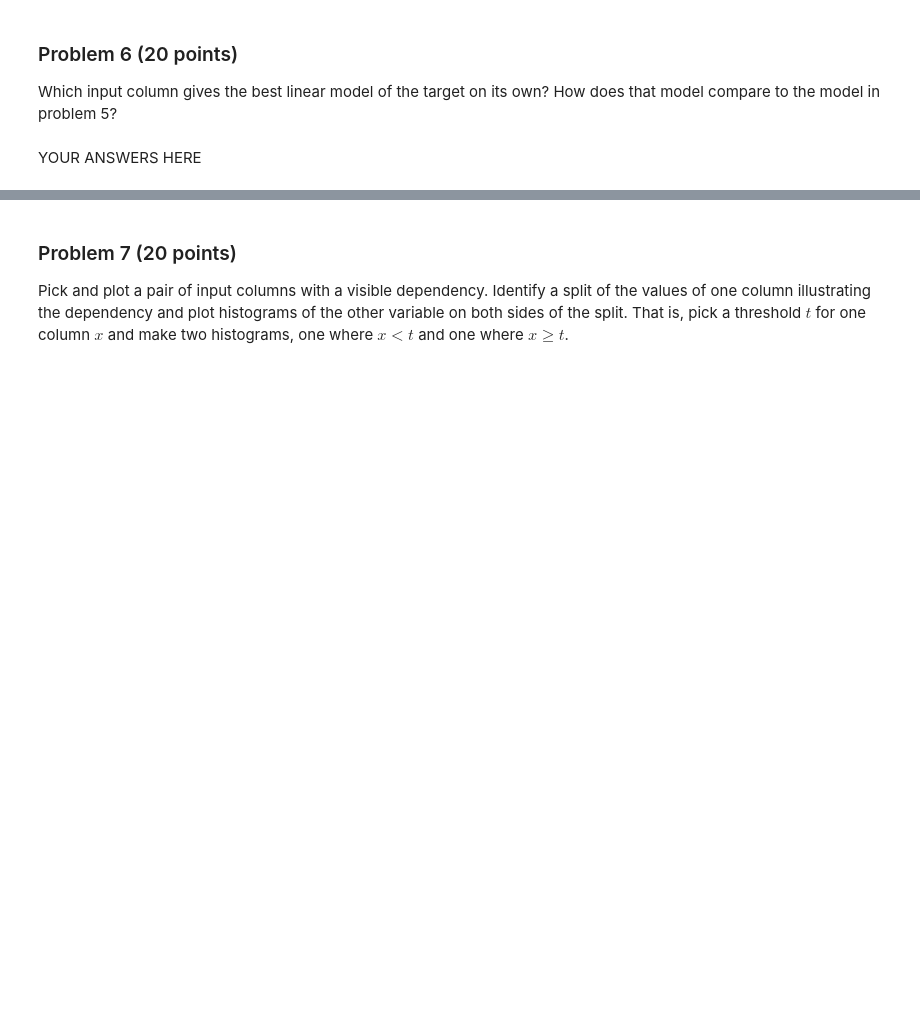
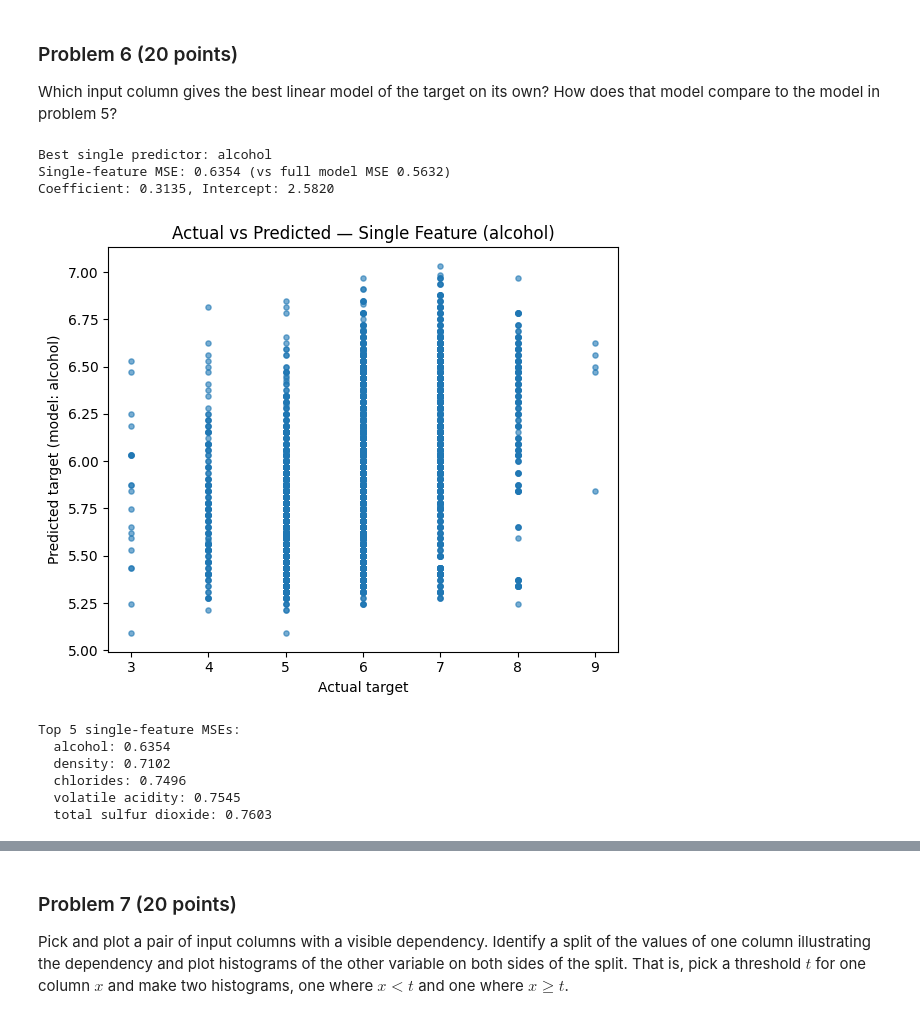
Before and after one commit to RevibeZ/dx601-final-project, a Jupyter notebook: project.ipynb, the cells around one changed output, grey strips where cells are left out. Cells and saved outputs as stored; diff of their text form; code cells hidden in the pictures; blank space fills up the shorter version.

Commit message:
problems 3-6 completed, 7 in progress.

```diff
--- a/project.ipynb
+++ b/project.ipynb
@@ -177,2 +277,54 @@ How does that model compare to the model in problem 5?
-# %% [markdown]
-YOUR ANSWERS HERE
+# %%
+TARGET_COL = "target"
+FEATURE_COLS = [c for c in df.columns if c != TARGET_COL]
+
+full_mse = 0.5632  # from Problem 5
+
+# Linear regression with single features
+results = []
+for col in FEATURE_COLS:
+    X1 = df[[col]].to_numpy()
+    y = df[TARGET_COL].to_numpy()
+    lr = sklearn.linear_model.LinearRegression()
+    lr.fit(X1, y)
+    y_pred = lr.predict(X1)
+    mse = np.mean((y - y_pred) ** 2)
+    results.append((col, mse, float(lr.coef_[0]), float(lr.intercept_)))
+
+# Sort by MSE (ascending)
+results.sort(key=lambda x: x[1])
+
+# Print best single predictor
+best_col, best_mse, best_coef, best_intercept = results[0]
+print(f"Best single predictor: {best_col}")
+print(f"Single-feature MSE: {best_mse:.4f} (vs full model MSE {full_mse:.4f})")
+print(f"Coefficient: {best_coef:.4f}, Intercept: {best_intercept:.4f}")
+
+# Plot actual vs predicted for best single feature
+X_best = df[[best_col]].to_numpy()
+y = df[TARGET_COL].to_numpy()
+y_pred_best = sklearn.linear_model.LinearRegression().fit(X_best, y).predict(X_best)
+
+plt.figure(figsize=(6, 5))
+plt.scatter(y, y_pred_best, s=14, alpha=0.6)
+plt.xlabel("Actual target")
+plt.ylabel(f"Predicted target (model: {best_col})")
+plt.title(f"Actual vs Predicted — Single Feature ({best_col})")
+plt.tight_layout()
+plt.show()
+
+# Print top 5 single-feature models for context
+print("Top 5 single-feature MSEs:")
+for col, mse, _, _ in results[:5]:
+    print(f"  {col}: {mse:.4f}")
+# %% [output]
+Best single predictor: alcohol
+Single-feature MSE: 0.6354 (vs full model MSE 0.5632)
+Coefficient: 0.3135, Intercept: 2.5820
+[figure, added]
+Top 5 single-feature MSEs:
+  alcohol: 0.6354
+  density: 0.7102
+  chlorides: 0.7496
+  volatile acidity: 0.7545
+  total sulfur dioxide: 0.7603
```
Also changed, not shown: parts of 17 cells of this notebook.
